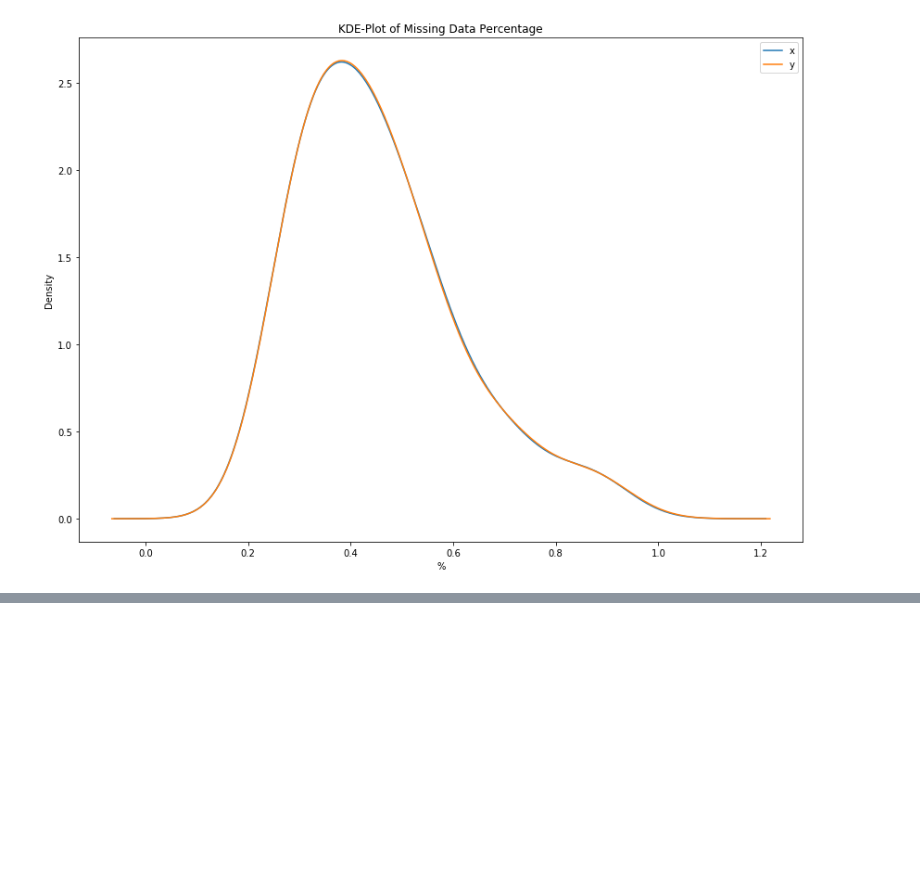
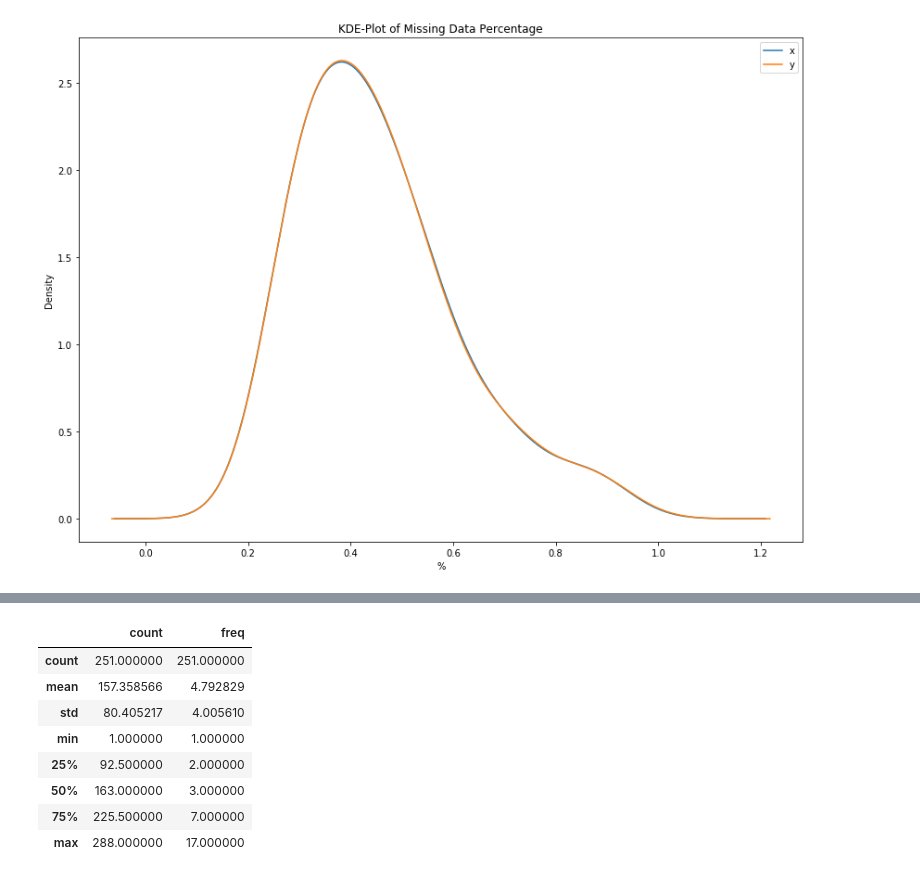
Before and after one commit to ajal8/DP_Project, a Jupyter notebook: Data_Prepration.ipynb, the cells around one changed output, grey strips where cells are left out. Cells and saved outputs as stored; diff of their text form; code cells hidden in the pictures; blank space fills up the shorter version.

```diff
--- a/Data_Prepration.ipynb
+++ b/Data_Prepration.ipynb
@@ -569,0 +598,14 @@ Text(0.5, 0, '%')
+# %%
+record_info = gps_data_time.groupby(['user_id', 'time_d']).size().reset_index(name = 'count')
+record_info = record_info.groupby('count').size().reset_index(name='freq')
+record_info.describe()
+# %% [output]
+|  | count | freq |
+| count | 251.000000 | 251.000000 |
+| mean | 157.358566 | 4.792829 |
+| std | 80.405217 | 4.005610 |
+| min | 1.000000 | 1.000000 |
+| 25% | 92.500000 | 2.000000 |
+| 50% | 163.000000 | 3.000000 |
+| 75% | 225.500000 | 7.000000 |
+| max | 288.000000 | 17.000000 |
```
Also changed, not shown: parts of 3 cells of this notebook.
